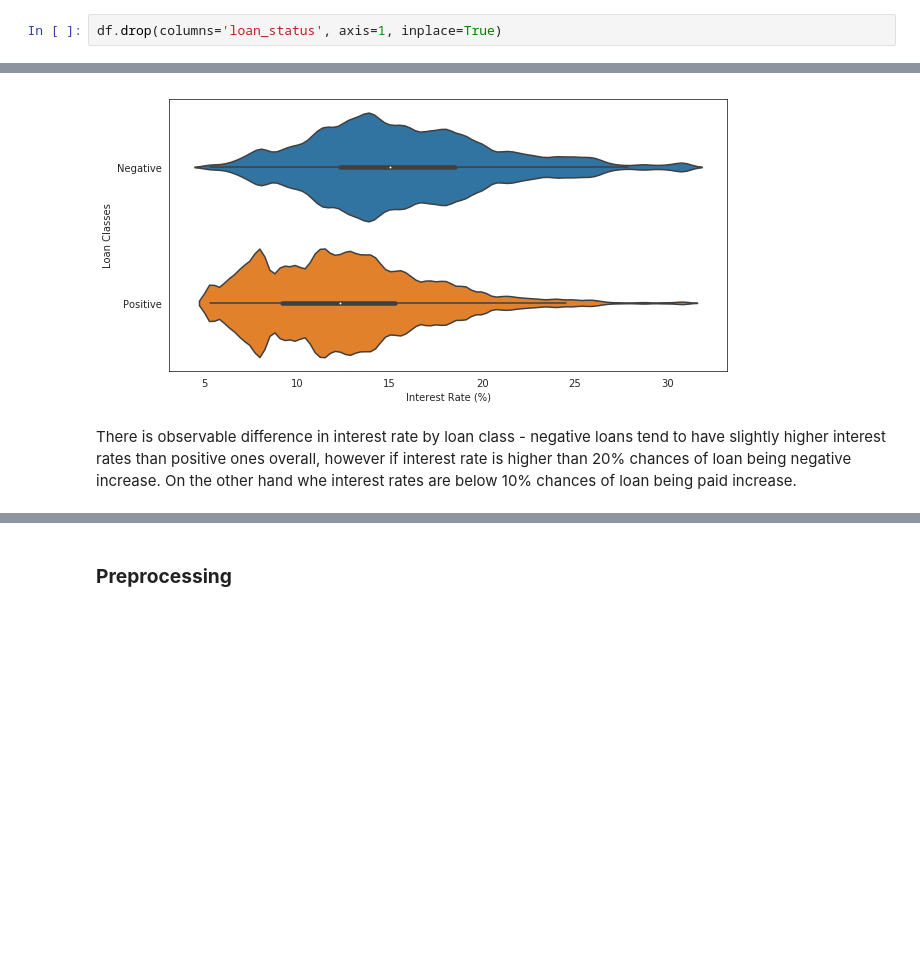
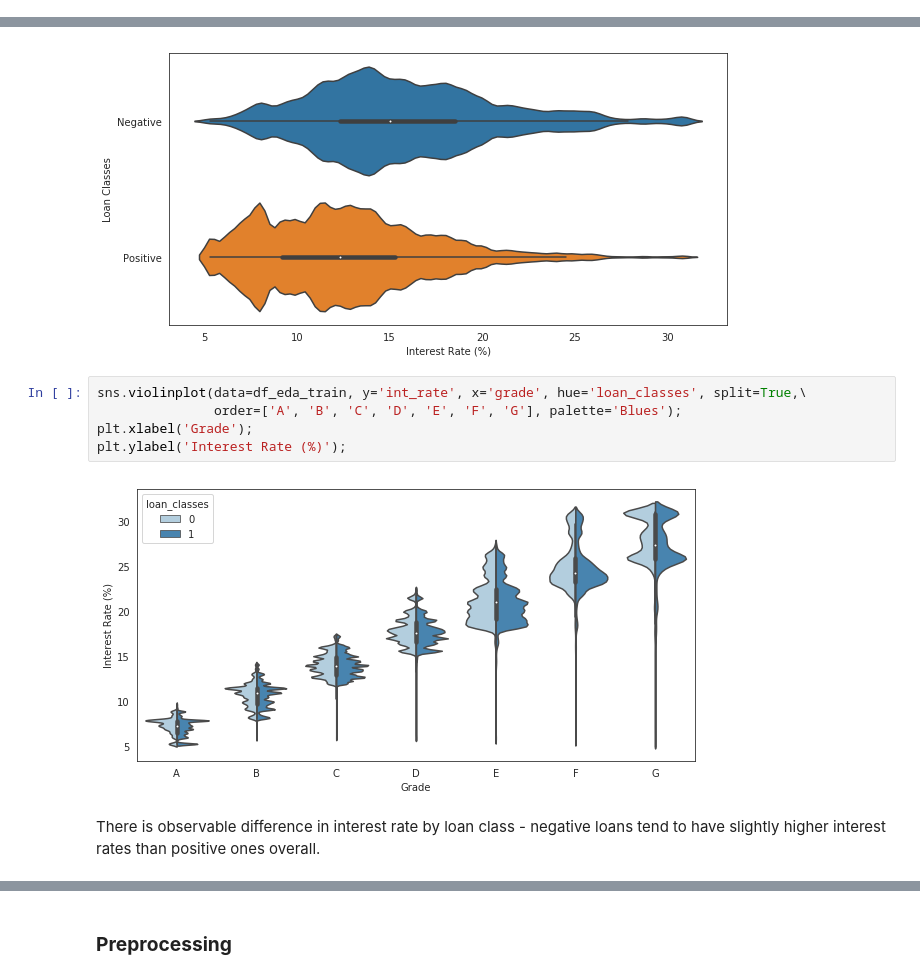
Before and after one commit to lifeofchisqrt/Lending-Club-Loan-Default-Prediction, a Jupyter notebook: Lending Club Loan Default Prediction.ipynb, the cells around one changed output, grey strips where cells are left out. Drawn from its saved outputs; the diff is of its cells as text; blank space fills up the shorter version.

```diff
--- a/Lending Club Loan Default Prediction.ipynb
+++ b/Lending Club Loan Default Prediction.ipynb
@@ -148,7 +146,5 @@ F1 score = $\frac{2TP}{2TP + FP + FN}$
 ### __Exploratory Data Analysis__
 # %% [markdown]
 Before performing exploratory data analysis dataset should be split into train and test data. This approach allows elimination of so called _data snooping bias_ - noticing trends in test dataset that wouldn't necessarily be useful when applying model to unseen data. This kind of bias can lead to overly optimistic models and thus resulting in poorer performance in production.
-# %%
-df.drop(columns='loan_status', axis=1, inplace=True)
 # %%
 # stratified shuffle split to preserve imbalance in dataset
@@ -361,8 +353,15 @@ plt.ylabel('Loan Classes');
 plt.xlabel('Interest Rate (%)');
 # %% [output]
 [figure]
+# %%
+sns.violinplot(data=df_eda_train, y='int_rate', x='grade', hue='loan_classes', split=True,\
+               order=['A', 'B', 'C', 'D', 'E', 'F', 'G'], palette='Blues');
+plt.xlabel('Grade');
+plt.ylabel('Interest Rate (%)');
+# %% [output]
+[figure, added]
 # %% [markdown]
-There is observable difference in interest rate by loan class - negative loans tend to have slightly higher interest rates than positive ones overall, however if interest rate is higher than 20% chances of loan being negative increase. On the other hand whe interest rates are below 10% chances of loan being paid increase.
+There is observable difference in interest rate by loan class - negative loans tend to have slightly higher interest rates than positive ones overall.
 # %%
 all_zero = df_eda_train[['loan_classes','annual_inc']].groupby('loan_classes').count().unstack()[0]
 all_one = df_eda_train[['loan_classes','annual_inc']].groupby('loan_classes').count().unstack()[1]
```
Also changed, not shown: parts of 50 cells of this notebook.
